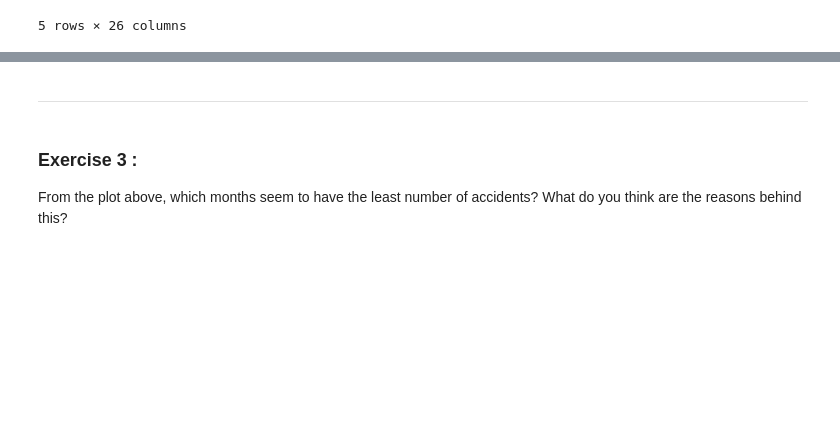
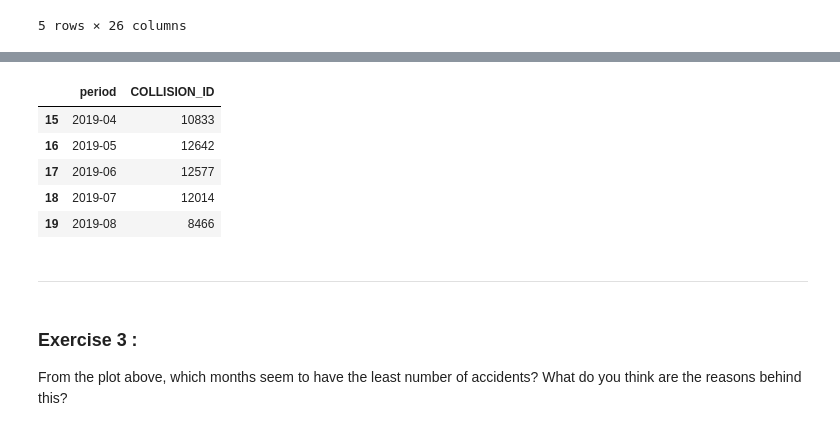
Before and after one commit to Jaimemosg/DS4A, a Jupyter notebook: extended_case_1_student/extended_case_1_student.ipynb, the cells around one changed output, grey strips where cells are left out. Drawn from its saved outputs; the diff is of its cells as text; code cells hidden in the pictures; blank space fills up the shorter version.

```diff
--- a/extended_case_1_student/extended_case_1_student.ipynb
+++ b/extended_case_1_student/extended_case_1_student.ipynb
@@ -150,3 +154,12 @@ df.groupby(['period'])['COLLISION_ID'].count().plot(ax=ax);
+# %%
+df.groupby(['period'])['COLLISION_ID'].count().reset_index().tail()
+# %% [output]
+|  | period | COLLISION_ID |
+| 15 | 2019-04 | 10833 |
+| 16 | 2019-05 | 12642 |
+| 17 | 2019-06 | 12577 |
+| 18 | 2019-07 | 12014 |
+| 19 | 2019-08 | 8466 |
 # %% [markdown]
 -------
 # %% [markdown]
```
Also changed, not shown: parts of 9 cells of this notebook.
